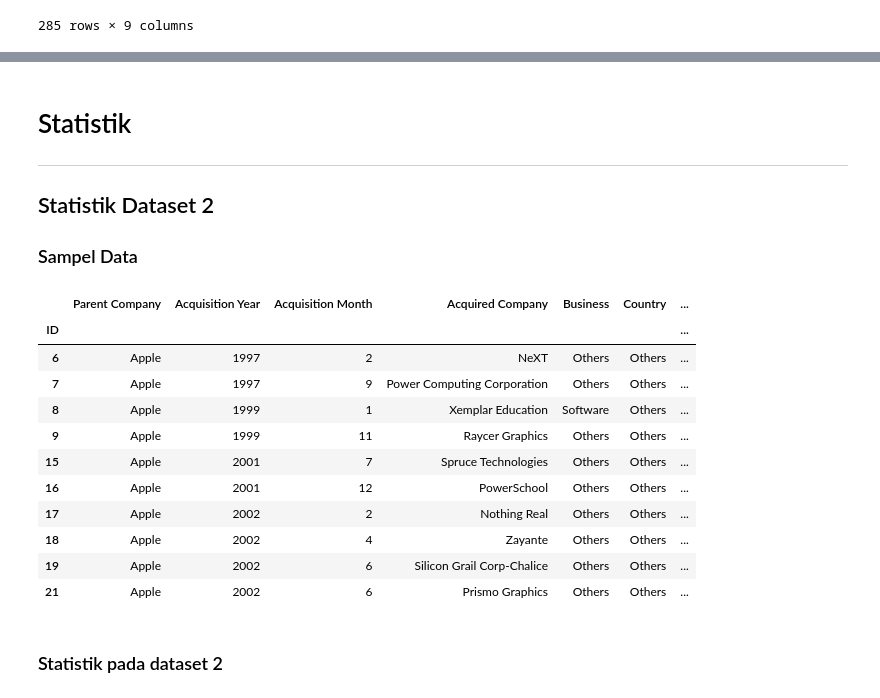
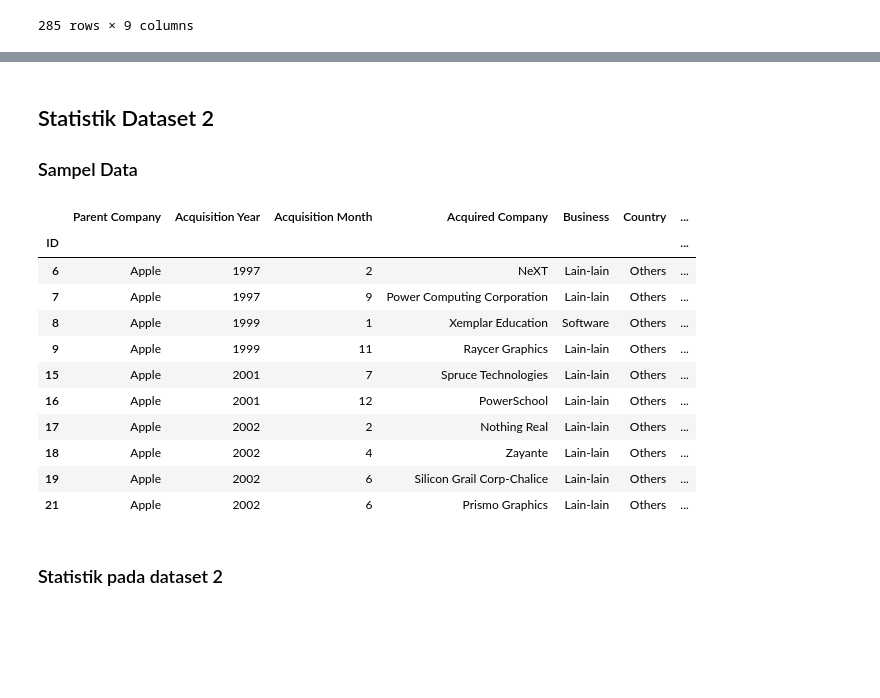
Before and after one commit to Tashdiqurridho/tubes-analisis-data, a Jupyter notebook: Data_Analisis.ipynb, the cells around one changed output, grey strips where cells are left out. Cells and saved outputs as stored; diff of their text form; code cells hidden in the pictures; blank space fills up the shorter version.

Commit message:
statistik dataset 1

```diff
--- a/Data_Analisis.ipynb
+++ b/Data_Analisis.ipynb
@@ -187,23 +300,21 @@ data_merger
 # %% [markdown]
-# Statistik
----
 ## Statistik Dataset 2
 ### Sampel Data
 # %%
-data_merger[:10]
+data_merger.head(10)
 # %% [output]
 |  | Parent Company | Acquisition Year | Acquisition Month | Acquired Company | Business | Country | ... |
 | ID |  |  |  |  |  |  | ... |
-| 6 | Apple | 1997 | 2 | NeXT | Others | Others | ... |
-| 7 | Apple | 1997 | 9 | Power Computing Corporation | Others | Others | ... |
+| 6 | Apple | 1997 | 2 | NeXT | Lain-lain | Others | ... |
+| 7 | Apple | 1997 | 9 | Power Computing Corporation | Lain-lain | Others | ... |
 | 8 | Apple | 1999 | 1 | Xemplar Education | Software | Others | ... |
-| 9 | Apple | 1999 | 11 | Raycer Graphics | Others | Others | ... |
-| 15 | Apple | 2001 | 7 | Spruce Technologies | Others | Others | ... |
-| 16 | Apple | 2001 | 12 | PowerSchool | Others | Others | ... |
-| 17 | Apple | 2002 | 2 | Nothing Real | Others | Others | ... |
-| 18 | Apple | 2002 | 4 | Zayante | Others | Others | ... |
-| 19 | Apple | 2002 | 6 | Silicon Grail Corp-Chalice | Others | Others | ... |
-| 21 | Apple | 2002 | 6 | Prismo Graphics | Others | Others | ... |
+| 9 | Apple | 1999 | 11 | Raycer Graphics | Lain-lain | Others | ... |
+| 15 | Apple | 2001 | 7 | Spruce Technologies | Lain-lain | Others | ... |
+| 16 | Apple | 2001 | 12 | PowerSchool | Lain-lain | Others | ... |
+| 17 | Apple | 2002 | 2 | Nothing Real | Lain-lain | Others | ... |
+| 18 | Apple | 2002 | 4 | Zayante | Lain-lain | Others | ... |
+| 19 | Apple | 2002 | 6 | Silicon Grail Corp-Chalice | Lain-lain | Others | ... |
+| 21 | Apple | 2002 | 6 | Prismo Graphics | Lain-lain | Others | ... |
 # %% [markdown]
 ### Statistik pada dataset 2
 # %%
```
Also changed, not shown: parts of 50 cells of this notebook.
